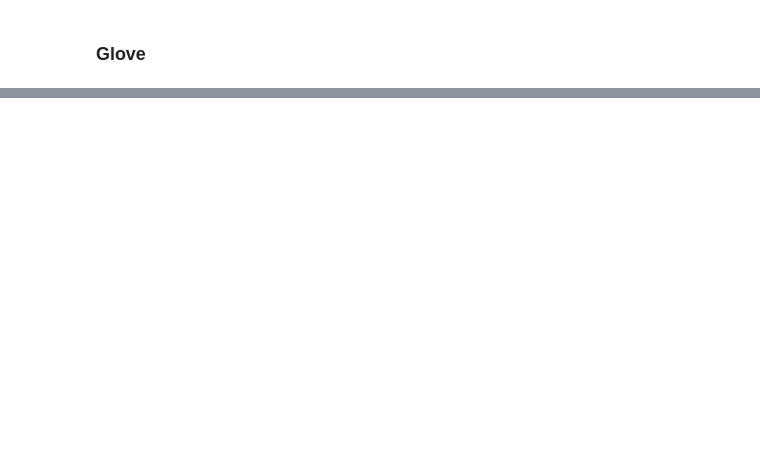
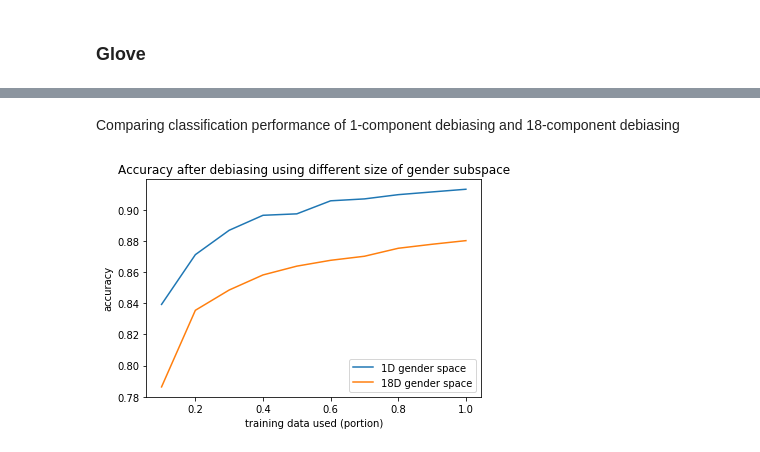
Before and after one commit to YovchevIvan/FACT-UVA, a Jupyter notebook: notebook.ipynb, the cells around one changed output, grey strips where cells are left out. Drawn from its saved outputs; the diff is of its cells as text; code cells hidden in the pictures; blank space fills up the shorter version.

```diff
--- a/notebook.ipynb
+++ b/notebook.ipynb
@@ -331,0 +373,22 @@ NameError: name 'show_lipstic' is not defined
+# %% [markdown]
+Comparing classification performance of 1-component debiasing and 18-component debiasing
+# %%
+file = open('./code/lipstick//results/results_w2v')
+results_js = file.read()
+results_1 = json.loads(results_js)
+
+file = open('./code/lipstick//results/results_w2v_all_pca')
+results_js = file.read()
+results_all = json.loads(results_js)
+
+splits = results_all["splits"]
+plt.title("Accuracy after debiasing using different size of gender subspace")
+plt.plot(splits, results_1["accuracies_aft"][1], label = "1D gender space")
+plt.plot(splits, results_all["accuracies_aft"][1], label = "18D gender space" )
+plt.legend(["1D gender space", "18D gender space"])
+plt.xlabel('training data used (portion)')
+plt.ylabel('accuracy')
+
+plt.show()
+# %% [output]
+[figure, added]
```
Also changed, not shown: parts of 19 cells of this notebook, 12 other files.
